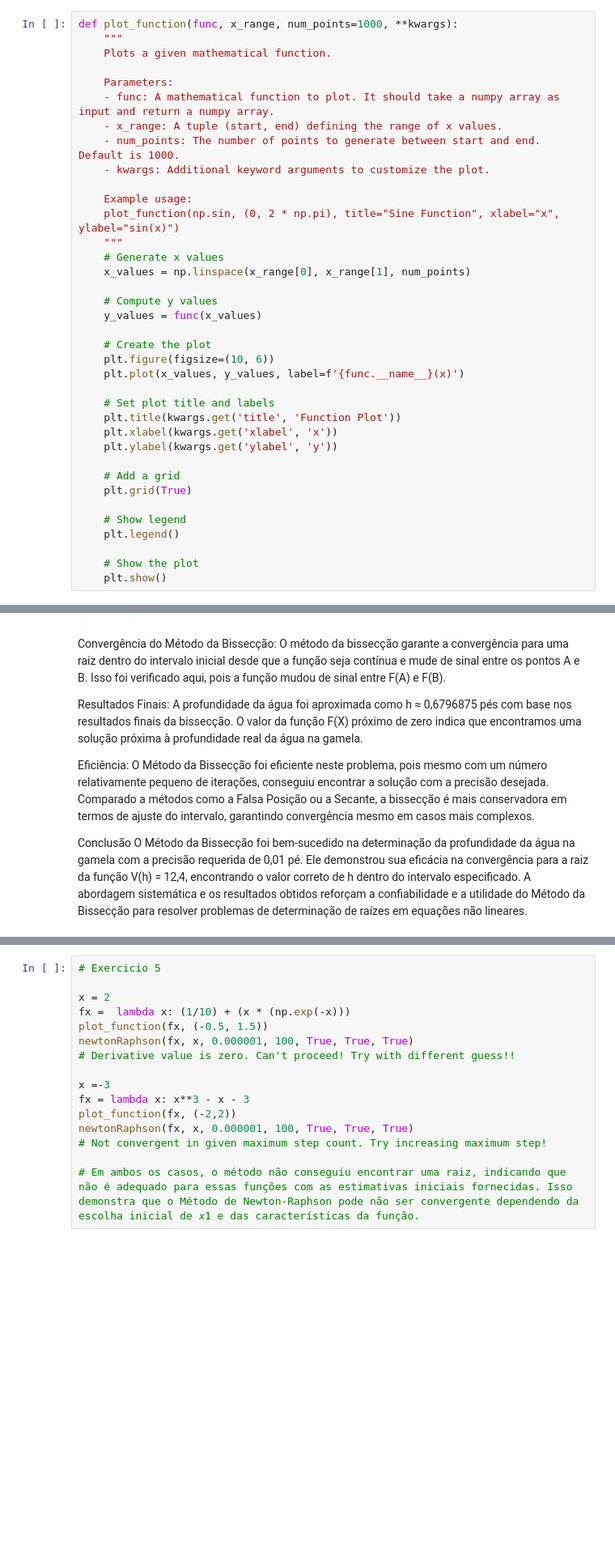
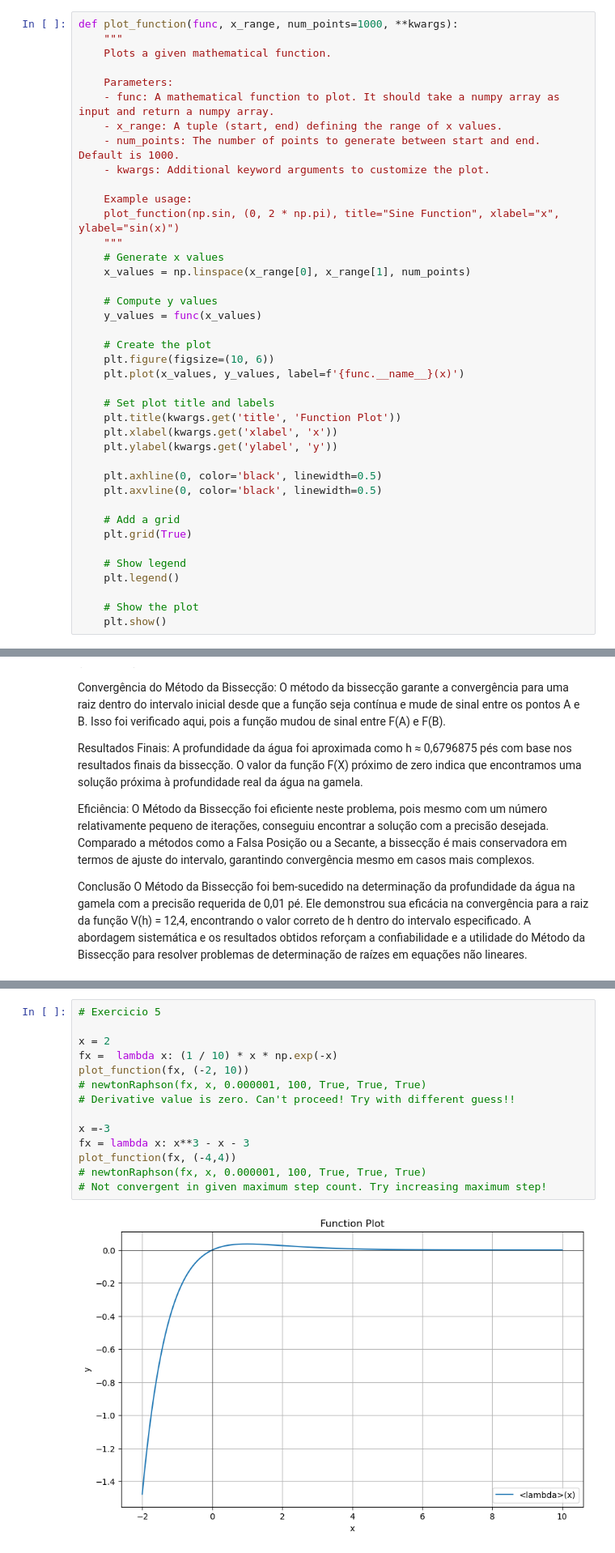
Before and after one commit to Thiago033/calculo-numerico, a Jupyter notebook: exercicio-1.ipynb, the cells around one changed output, grey strips where cells are left out. Shown: that part at 81% size. Cells and saved outputs as stored; diff of their text form; blank space fills up the shorter version.

```diff
--- a/exercicio-1.ipynb
+++ b/exercicio-1.ipynb
@@ -33,6 +33,9 @@ def plot_function(func, x_range, num_points=1000, **kwargs):
     plt.xlabel(kwargs.get('xlabel', 'x'))
     plt.ylabel(kwargs.get('ylabel', 'y'))
 
+    plt.axhline(0, color='black', linewidth=0.5)
+    plt.axvline(0, color='black', linewidth=0.5)
+
     # Add a grid
     plt.grid(True)
 
@@ -430,16 +427,16 @@ O Método da Bissecção foi bem-sucedido na determinação da profundidade da
 # %%
 # Exercicio 5
 
 x = 2
-fx =  lambda x: (1/10) + (x * (np.exp(-x)))
-plot_function(fx, (-0.5, 1.5))
-newtonRaphson(fx, x, 0.000001, 100, True, True, True)
+fx =  lambda x: (1 / 10) * x * np.exp(-x)
+plot_function(fx, (-2, 10))
+# newtonRaphson(fx, x, 0.000001, 100, True, True, True)
 # Derivative value is zero. Can't proceed! Try with different guess!!
 
 x =-3
 fx = lambda x: x**3 - x - 3
-plot_function(fx, (-2,2))
-newtonRaphson(fx, x, 0.000001, 100, True, True, True)
+plot_function(fx, (-4,4))
+# newtonRaphson(fx, x, 0.000001, 100, True, True, True)
 # Not convergent in given maximum step count. Try increasing maximum step!
-
-# Em ambos os casos, o método não conseguiu encontrar uma raiz, indicando que não é adequado para essas funções com as estimativas iniciais fornecidas. Isso demonstra que o Método de Newton-Raphson pode não ser convergente dependendo da escolha inicial de 𝑥1 e das características da função.
+# %% [output]
+[figure, added]
```
Also changed, not shown: parts of 5 cells of this notebook.
